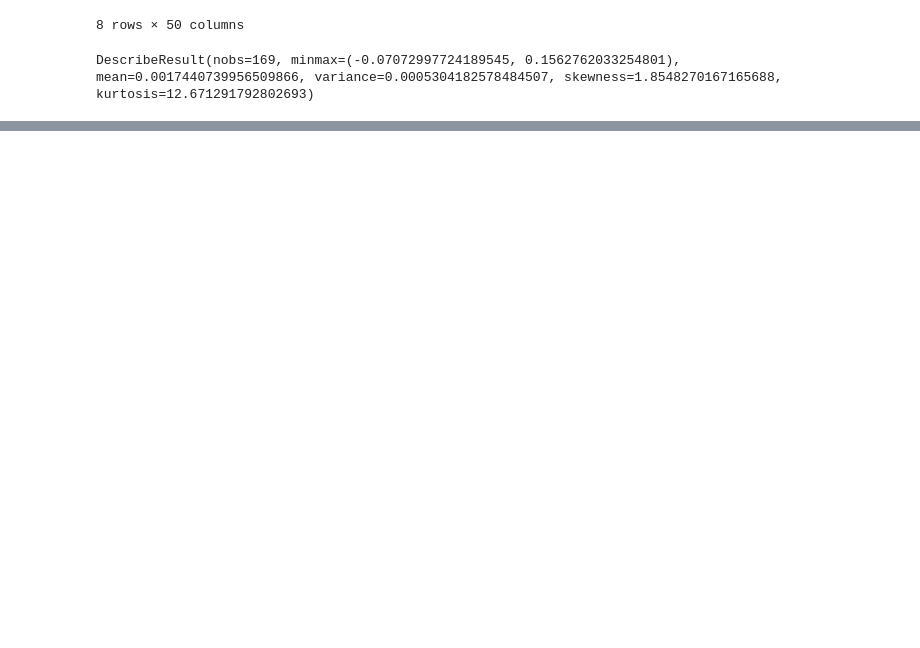
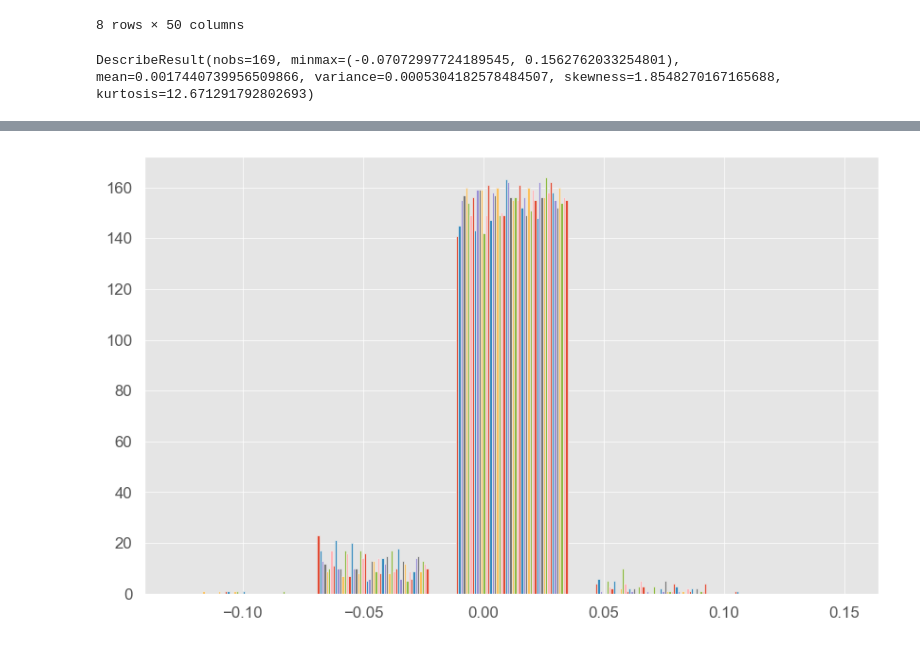
Before and after one commit to Ayush-sacri/Stock-Analysis, a Jupyter notebook: Stock-Analysis.ipynb, the cells around one changed output, grey strips where cells are left out. Saved outputs shown, nothing was run; the diff lists cells and outputs as text; code cells hidden in the pictures; blank space fills up the shorter version.

Commit message:
Added Markdown and hist plot

```diff
--- a/Stock-Analysis.ipynb
+++ b/Stock-Analysis.ipynb
@@ -199,0 +219,4 @@ statis('ADANIENT')
+# %%
+plt.hist(daily_returns,bins=5);
+# %% [output]
+[figure, added]
```
Also changed, not shown: parts of 7 cells of this notebook.
